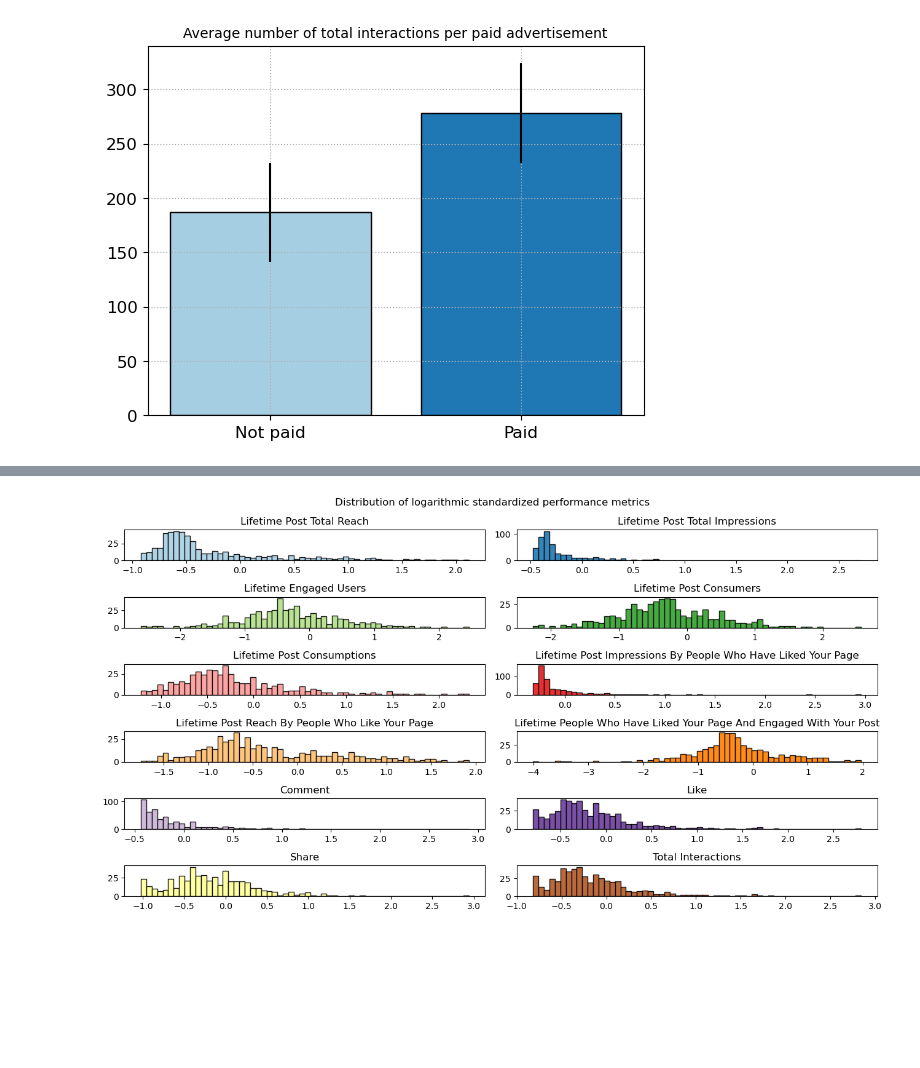
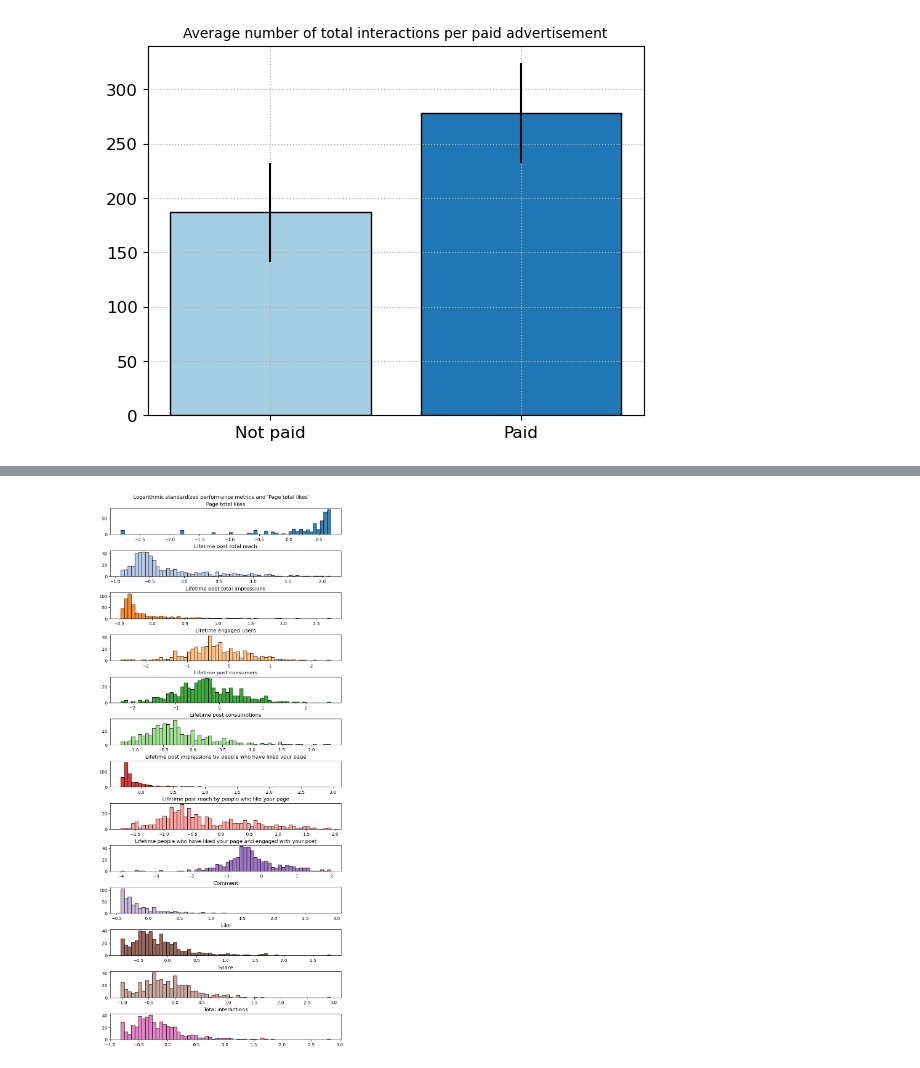
Before and after one commit to capac/facebook-metrics-data-set, a Jupyter notebook: fb_metrics.ipynb, the cells around one changed output, grey strips where cells are left out. Saved outputs shown, nothing was run; the diff lists cells and outputs as text; code cells hidden in the pictures; blank space fills up the shorter version.

```diff
--- a/fb_metrics.ipynb
+++ b/fb_metrics.ipynb
@@ -12,20 +10,3 @@ cols= [str(col).title() for col in fb_df.columns]
-# %%
-# Shorten column names
-fb_df.rename(columns={'Lifetime Post Total Reach': 'LT Post Total Reach',
-                      'Lifetime Post Total Impressions': 'LT Post Total Imp',
-                      'Lifetime Engaged Users': 'LT Engd Users',
-                      'Lifetime Post Consumers': 'LT Post Consumers',
-                      'Lifetime Post Consumptions': 'LT Post Consump',
-                      'Lifetime Post Impressions by people who have liked your Page':
-                      'LT Post Imp + Liked Page',
-                      'Lifetime Post reach by people who like your Page':
-                      'LT Post Reach + Liked Page',
-                      'Lifetime People who have liked your Page and engaged with your post': 'LT People + Engd Post',
-                      'comment': 'Comment',
-                      'like': 'Like',
-                      'share': 'Share',
-                      'Total Interactions': 'Total Int'
-                     }, inplace=True)
 # %%
 fb_df.head()
 # %% [output]
@@ -208,13 +189,20 @@ plt.grid(linestyle=':')
 plt.savefig('plots/average_number_of_total_interactions_per_paid_advertisement.png', dpi=288, bbox_inches='tight');
 # %% [output]
 [figure]
+# %%
+numerical_cols = ['Page total likes', 'Lifetime Post Total Reach',
+                  'Lifetime Post Total Impressions', 'Lifetime Engaged Users',
+                  'Lifetime Post Consumers', 'Lifetime Post Consumptions',
+                  'Lifetime Post Impressions by people who have liked your Page',
+                  'Lifetime Post reach by people who like your Page',
+                  'Lifetime People who have liked your Page and engaged with your post',
+                  'comment', 'like', 'share', 'Total Interactions',]
 # %%
 from sklearn.preprocessing import StandardScaler
 scalar = StandardScaler()
-perf_cols = list(fb_df.columns[7:])
-fb_perf_df = fb_df.loc[:, perf_cols]
+fb_perf_df = fb_df[numerical_cols]
 fb_std = scalar.fit_transform(fb_perf_df)
-fb_std_df = pd.DataFrame(fb_std, columns=perf_cols)
+fb_std_df = pd.DataFrame(fb_std, columns=numerical_cols)
 # %%
 fb_std_df.head()
 # %% [output]
@@ -239,12 +227,11 @@ fb_std_df.describe().applymap('{:.2f}'.format)
 # %%
-fig, axes = plt.subplots(nrows=6, ncols=2, figsize=(13, 7))
-# using 'Paired' colormap
-cmap = plt.cm.Paired.colors
-for ax, clm, col in zip(axes.flat, perf_cols, cmap):
+fig, axes = plt.subplots(nrows=13, ncols=1, figsize=(8, 18), layout='constrained')
+# using 'tab20' colormap
+cmap = plt.cm.tab20.colors
+for ax, clm, col in zip(axes.flat, numerical_cols, cmap):
     ax.hist(np.log(fb_std_df.loc[:, clm]+1), edgecolor='k', alpha=0.9, color=col, bins=60,)
-    ax.set_title(clm.title())
-plt.suptitle('Distribution of logarithmic standardized performance metrics'.capitalize())
-plt.tight_layout()
+    ax.set_title(clm.capitalize())
+plt.suptitle("Logarithmic standardized performance metrics and 'Page total likes'")
 plt.savefig('plots/performance_metrics_log_hist.png', dpi=288, bbox_inches='tight')
 # %% [output]
-[figure, old version]
+[figure, new version]
```
Also changed, not shown: parts of 14 cells of this notebook.
